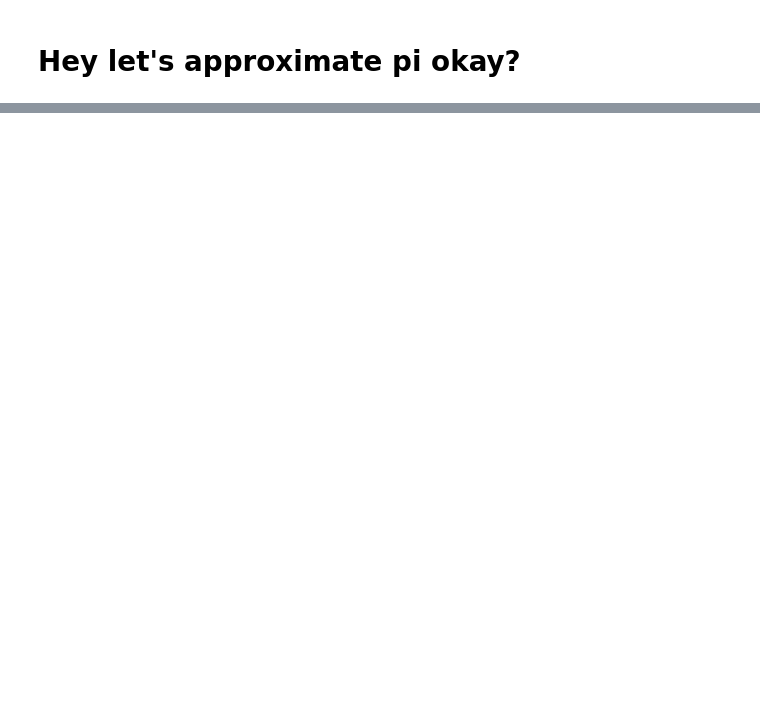
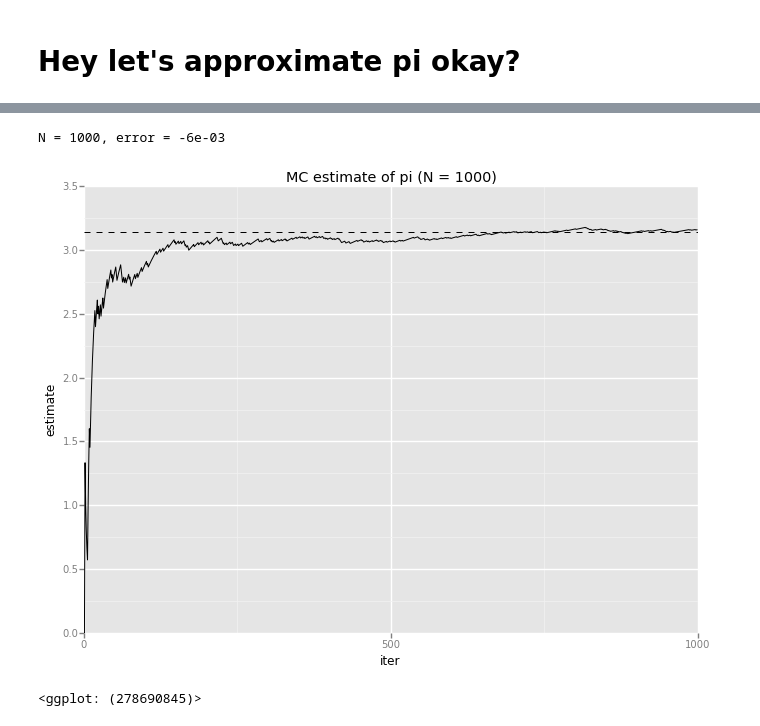
Before and after one commit to jason137/jason137.github.io, a Jupyter notebook: pi.ipynb, the cells around one changed output, grey strips where cells are left out. Saved outputs shown, nothing was run; the diff lists cells and outputs as text; code cells hidden in the pictures; blank space fills up the shorter version.

```diff
--- a/pi.ipynb
+++ b/pi.ipynb
@@ -47,0 +81,6 @@ print plot
+# %%
+estimate_pi(1000)
+# %% [output]
+N = 1000, error = -6e-03
+[figure, added]
+<ggplot: (278690845)>
```
Also changed, not shown: parts of 18 cells of this notebook.
